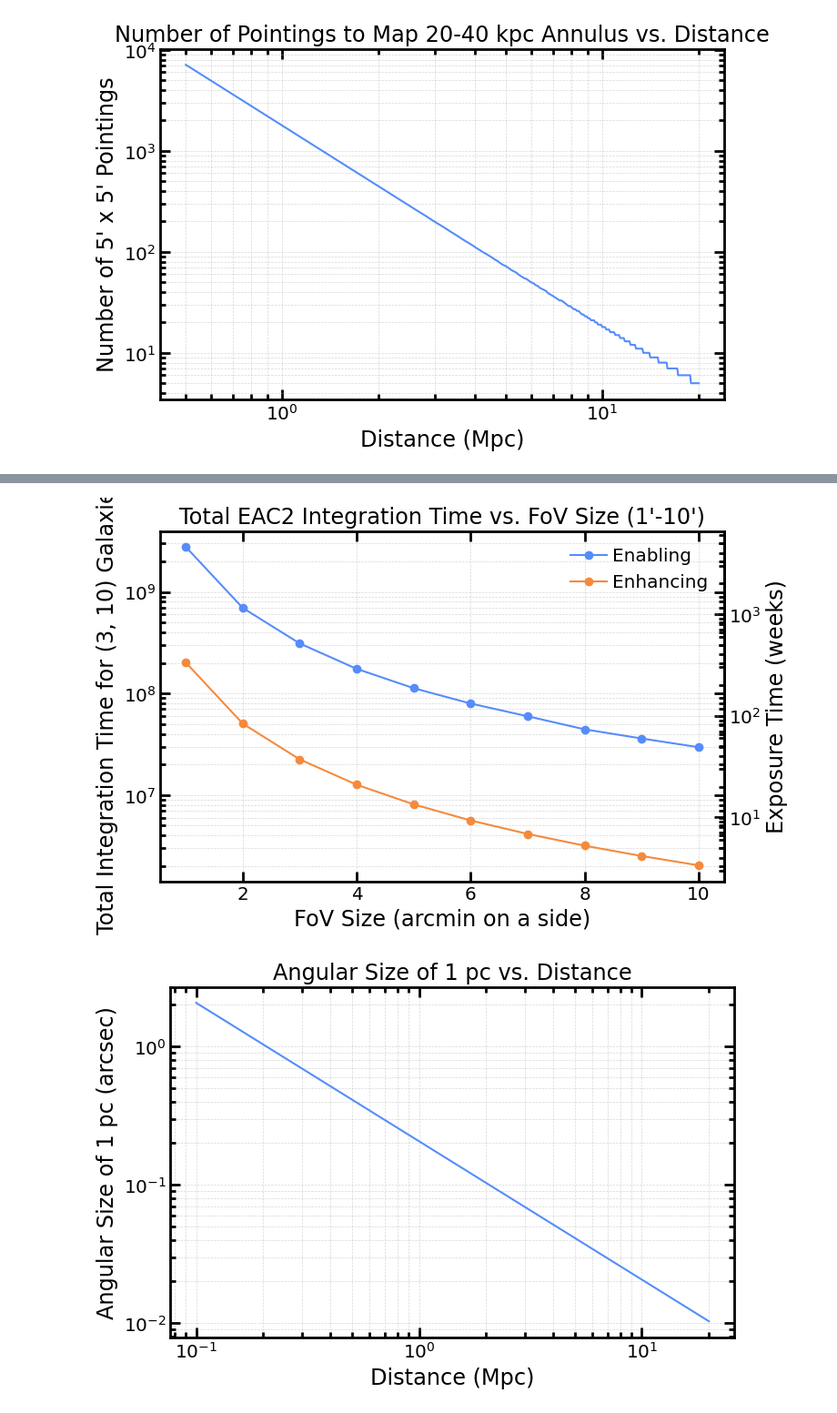
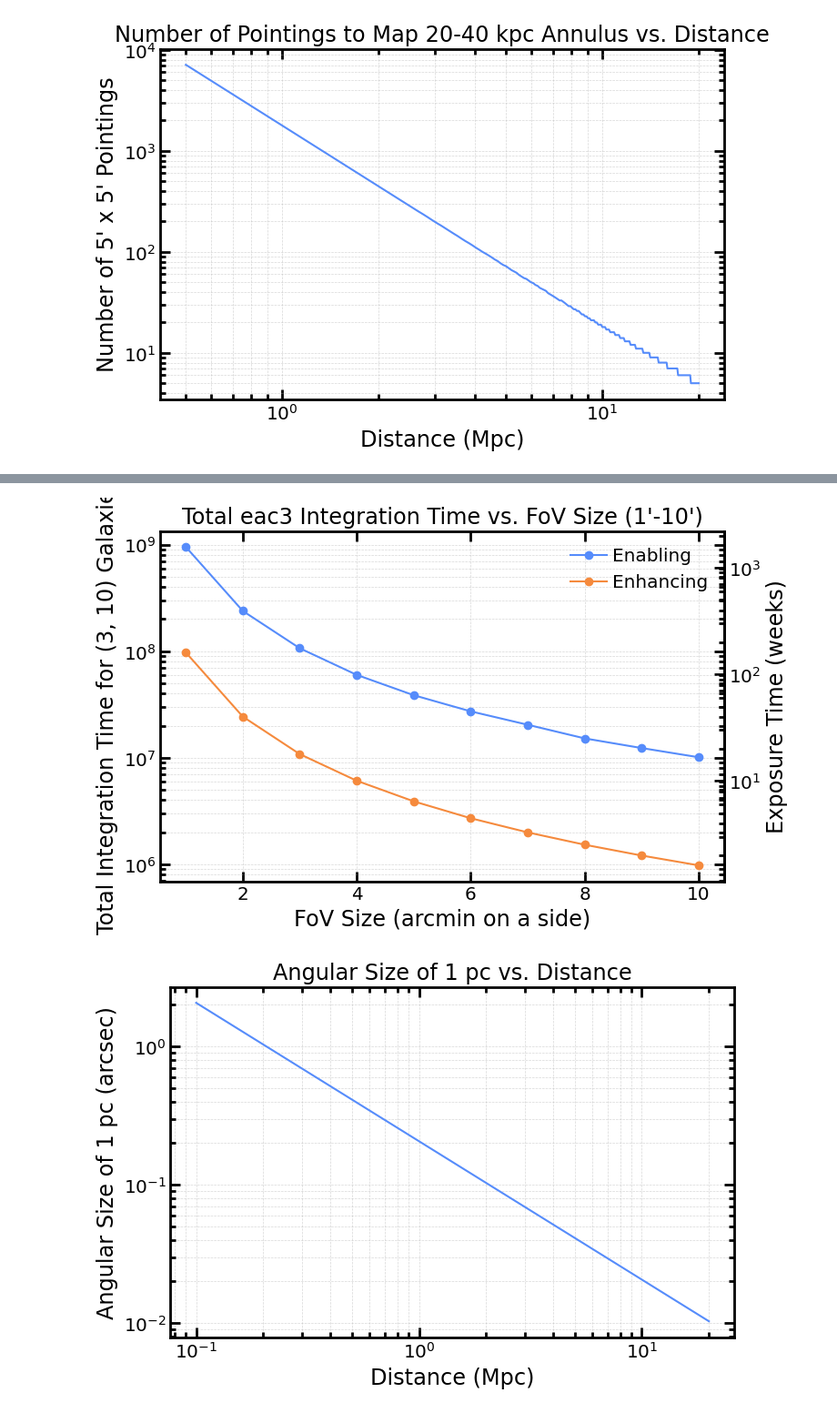
Before and after one commit to spacetelescope/hwo_disra_notebooks, a Jupyter notebook: dark_matter_dwarf_galaxy/DISRA_dwarf_galaxy.ipynb, the cells around one changed output, grey strips where cells are left out. Shown at 91% size. Drawn from its saved outputs; the diff is of its cells as text; code cells hidden in the pictures.

```diff
--- a/dark_matter_dwarf_galaxy/DISRA_dwarf_galaxy.ipynb
+++ b/dark_matter_dwarf_galaxy/DISRA_dwarf_galaxy.ipynb
@@ -295,7 +274,7 @@ def camera_exptime3(telescope, template, mag, snr_goal, diameter=6.0, silent=Fal
 import math
 
 # Set parameters for the exposure time calculation
-telescope = 'EAC2'                  # Telescope model
+eac = create_syo_eac('EAC2')        # Constructed EAC (aperture overridden in the loop)
 template = 'G2V Star'               # Spectral template (V-band coverage)
 SNR = 5.0                           # SNR goal
 Vband_index = 4                     # Location of V band exposure time in output of camera ETC
@@ -307,10 +286,12 @@ survey_depth = np.arange(40)*0.20 + 28.0    # G band apparent magnitude
 exponent_array = np.zeros(len(survey_depth))
 for i in range(len(survey_depth)):
   for j in range(1, len(diameters)):
-    exptime, hri = camera_exptime3(telescope, template, survey_depth[i], SNR, diameter=diameters[3], silent=True)
+    eac.telescope.effective_aperture = diameters[3] * u.m
+    exptime, hri = camera_exptime3(eac, template, survey_depth[i], SNR, silent=True)
     t_ref = np.array(exptime[Vband_index])
     D_ref = diameters[0]
-    exptime, hri = camera_exptime3(telescope, template, survey_depth[i], SNR, diameter=diameters[j], silent=True)
+    eac.telescope.effective_aperture = diameters[j] * u.m
+    exptime, hri = camera_exptime3(eac, template, survey_depth[i], SNR, silent=True)
     t_ratio = np.array(exptime[Vband_index])/t_ref
     exponent = math.log(t_ratio, D_ref/diameters[j])
   exponent_array[i] = exponent
@@ -332,15 +311,15 @@ diameters = [2.4, 4, 5, 6, 7, 8]    # Range of telescope diameters in m
 # Ranges of depth and sky coverage to test
 survey_depth = np.arange(20)*0.50 + 28.07    # G band apparent magnitude
 telescope_type = ['EAC1', 'EAC2', 'EAC3']
-diameters = [6, 6, 8]    # Range of telescope diameters in m
+eacs = [create_syo_eac(n) for n in telescope_type]    # Constructed EACs (native apertures: 6, 6, 8 m)
 
 # Initialize the exposure time array: shape (num_telescopes, num_depths)
 exptime_array = np.zeros((len(telescope_type), len(survey_depth)))
 
 # Loop over telescope types and survey depths
-for t_idx, telescope in enumerate(telescope_type):
+for t_idx, eac in enumerate(eacs):
     for i in range(len(survey_depth)):
-        exptime, hri = camera_exptime3(telescope, template, survey_depth[i], SNR, diameter=diameters[t_idx], silent=True)
+        exptime, hri = camera_exptime3(eac, template, survey_depth[i], SNR, silent=True)
         exptime_array[t_idx, i] = np.array(exptime[Vband_index])
 
 
@@ -348,8 +327,8 @@ fig = plt.figure(figsize=(8,5))
 ax1 = fig.add_subplot(111)
 
 # Plot exposure time curves for each telescope type
-for t_idx, telescope in enumerate(telescope_type):
-    ax1.plot(survey_depth, exptime_array[t_idx], label=telescope)
+for t_idx, eac in enumerate(eacs):
+    ax1.plot(survey_depth, exptime_array[t_idx], label=eac.name)
 
 plt.xlim([np.min(survey_depth), np.max(survey_depth)])
 ax1.set_xlabel('Image Depth (V mag)')
@@ -493,7 +472,9 @@ D = 10.0 Mpc, m - M = 30.0
 [figure]
 [figure]
 # %%
-def calculate_RGB_int_time(distance_mpc, absolute_magnitude=0, SNR=SNR, telescope='EAC2', template='G2V Star', band_index=Vband_index):
+eac_default = create_syo_eac('EAC3')    # Reusable default EAC (native 8 m aperture) for RGB integration-time calcs
+
+def calculate_RGB_int_time(distance_mpc, absolute_magnitude=0, SNR=SNR, eac=eac_default, template='G2V Star', band_index=Vband_index):
 
     """
     Calculate the integration time required to detect an RGB star of given absolute magnitude at a given distance.
@@ -501,9 +482,8 @@ def calculate_RGB_int_time(distance_mpc, absolute_magnitude=0, SNR=SNR, telescop
         distance_mpc (float): Distance to the star in Mpc.
         absolute_magnitude (float): Absolute magnitude of the RGB star.
         SNR (float): Desired signal-to-noise ratio.
-        telescope (str): Telescope model.
+        eac: A constructed EAC object from hwo_disra (e.g. create_syo_eac('EAC2')).
         template (str): Spectral template.
-        diameter (float): Telescope diameter in meters.
         band_index (int): Index of the band to use for exposure time.
 
     Returns:
@@ -514,7 +494,7 @@ def calculate_RGB_int_time(distance_mpc, absolute_magnitude=0, SNR=SNR, telescop
     apparent_mag = absolute_magnitude + 5 * np.log10(distance_pc) - 5
 
     # Use camera_exptime3 to get exposure time
-    exptime, hri = camera_exptime3(telescope, template, apparent_mag, SNR, silent=True)
+    exptime, hri = camera_exptime3(eac, template, apparent_mag, SNR, silent=True)
 
     return np.array(exptime[band_index])
 # %%
@@ -693,7 +673,7 @@ for fov_arcmin in fov_sizes_arcmin:
         num_pointings = np.ceil(annulus_area_arcsec2 / fov_area_arcsec2) # simplied calculation of number of pointings needed to cover the annulus area with the given FoV size
 
         # Integration time for this galaxy
-        int_time = calculate_RGB_int_time(d, telescope='EAC2', absolute_magnitude=abs_mag)
+        int_time = calculate_RGB_int_time(d, eac=eac_default, absolute_magnitude=abs_mag)
         total_time_enabling += int_time * num_pointings
 
     total_times_enabling.append(total_time_enabling)
@@ -715,7 +695,7 @@ for fov_arcmin in fov_sizes_arcmin:
         num_pointings = np.ceil(annulus_area_arcsec2 / fov_area_arcsec2)
 
         # Integration time for this galaxy
-        int_time = calculate_RGB_int_time(d, telescope='EAC2',absolute_magnitude=abs_mag)
+        int_time = calculate_RGB_int_time(d, eac=eac_default, absolute_magnitude=abs_mag)
         total_time_enhancing += int_time * num_pointings
 
     total_times_enhancing.append(total_time_enhancing)
@@ -727,35 +707,35 @@ ax1 = fig.add_subplot(111)
 #plt.figure(figsize=(8,5))
 ax1.plot(fov_sizes_arcmin, total_times_enabling, marker='o', label='Enabling')
 ax1.plot(fov_sizes_arcmin, total_times_enhancing, marker='o', label='Enhancing')
 ax1.set_xlabel("FoV Size (arcmin on a side)")
 ax1.set_ylabel("Total Integration Time for (3, 10) Galaxies")
-ax1.set_title("Total EAC2 Integration Time vs. FoV Size (1'-10')")
+ax1.set_title(f"Total {eac_default.name} Integration Time vs. FoV Size (1'-10')")
 ax1.set_yscale('log')
 ax1.grid(True, which='both', ls='--')
 ax1.legend()
 
 # Create the secondary x-axis on top
 def sec2day(x):
     return x / (3600.0 * 24.0)
 
 def day2sec(x):
     return x * (3600.0 * 24.0)
 
 def sec2week(x):
     return x / (3600.0 * 24.0 * 7.0)
 
 def week2sec(x):
     return x * (3600.0 * 24.0 * 7.0)
 
 
 secax = ax1.secondary_yaxis('right', functions=(sec2week, week2sec))
 secax.set_ylabel(r'Exposure Time (weeks)') #, fontsize=16)
 secax.tick_params(axis='both', which='both', direction='in') #, labelsize=14)
 
 plt.savefig("Panel2_FoV.pdf", bbox_inches='tight')
 plt.show()
 # %% [output]
-[figure, old version]
+[figure, new version]
 # %%
 
 # Calculate the angular size (in arcseconds) subtended by 1 pc as a function of distance (0.1 to 20 Mpc)
```
Also changed, not shown: parts of 7 cells of this notebook.
